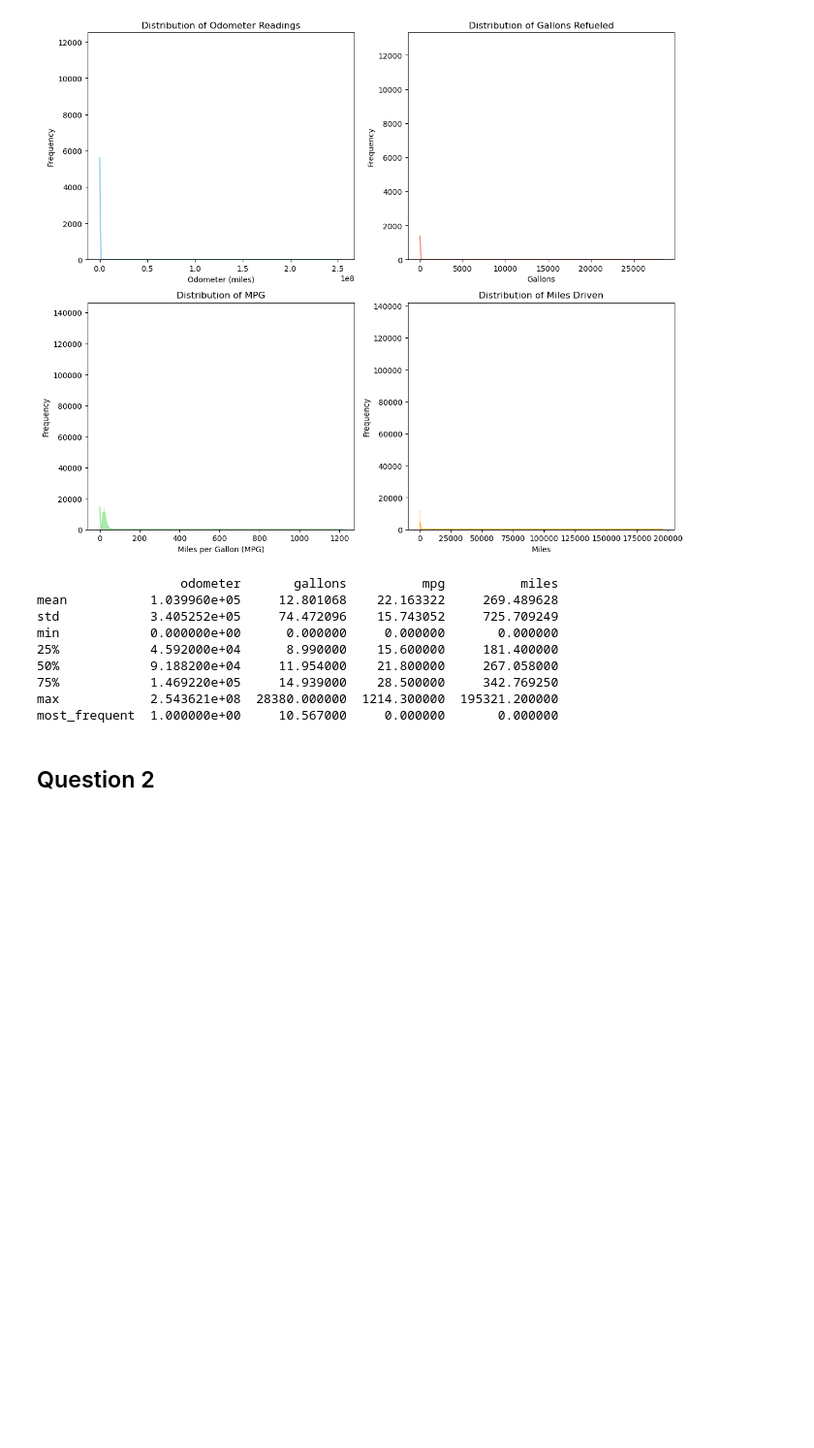
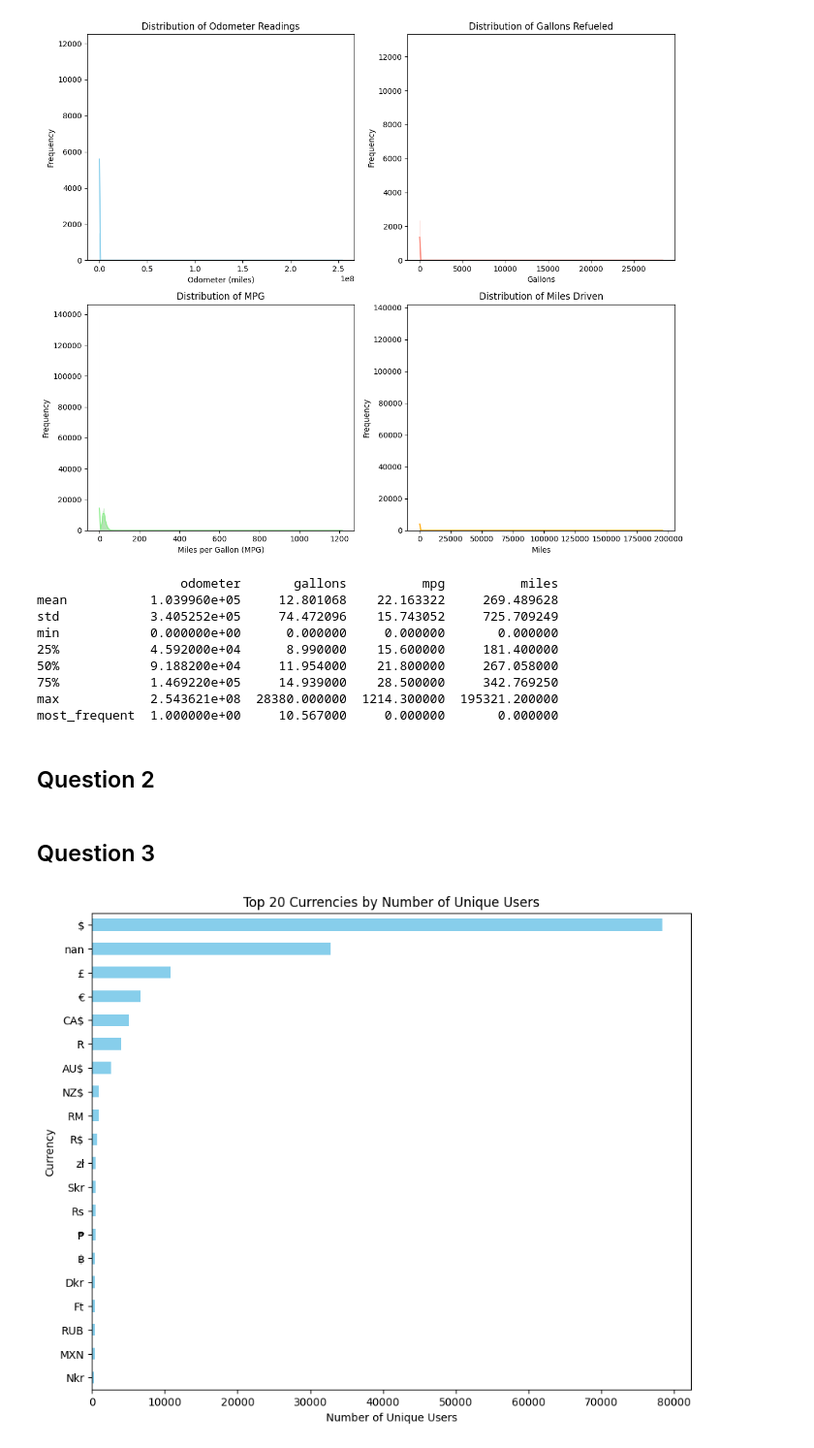
Before and after one commit to TumiJourdan/IDVE-Assignments, a Jupyter notebook: Assignment 1/main.ipynb, the cells around one changed output. Shown at 97% size. Cells and saved outputs as stored; diff of their text form; code cells hidden in the pictures; blank space fills up the shorter version.

```diff
--- a/Assignment 1/main.ipynb
+++ b/Assignment 1/main.ipynb
@@ -338,10 +341,44 @@ df['cost_per_gallon_float'] = df['cost_per_gallon_float'].apply(lambda x: to_flo
 #2.3 car make, model, year, user id
 def get_user_info(url):
     pattern = r'https://www\.somewebsite\.com/([^/]+)/([^/]+)/(\d+)/(\d+)'
-    match = re.match(pattern, url.strip()).groups()
-    return match[0], match[1], match[2], match[3]
+    match = re.match(pattern, url.strip())
+    if match:
+        return match.group(1), match.group(2), match.group(3), match.group(4)
+    return None, None, None, None
 
-df['car_make'] = df['user_url'].apply(lambda row: get_user_info(row)[0])
-df['model'] = df['user_url'].apply(lambda row: get_user_info(row)[1])
-df['year'] = df['user_url'].apply(lambda row: get_user_info(row)[2])
-df['user_id'] = df['user_url'].apply(lambda row: get_user_info(row)[3])
+df[['car_make', 'model', 'year', 'user_id']] = pd.DataFrame(df['user_url'].apply(get_user_info).tolist(), index=df.index)
+
+#df['car_make'] = df['user_url'].apply(lambda row: get_user_info(row)[0])
+#df['model'] = df['user_url'].apply(lambda row: get_user_info(row)[1])
+#df['year'] = df['user_url'].apply(lambda row: get_user_info(row)[2])
+#df['user_id'] = df['user_url'].apply(lambda row: get_user_info(row)[3])
+# %% [markdown]
+## Question 3
+# %%
+#3.1
+# Step 1: Define a function to extract the currency symbol
+def extract_currency(entry):
+    match = re.match(r'[^0-9.,]+', str(entry))
+    return match.group(0) if match else None
+
+# Step 2: Apply the function to the 'total_spent' column to create a 'currency' column
+df['currency'] = df['total_spent'].apply(extract_currency)
+
+# Step 3: Group by 'currency' and count unique 'user_id's
+unique_users_per_currency = df.groupby('currency')['user_id'].nunique()
+
+# Step 4: Sort the Series by the number of unique users in descending order
+unique_users_per_currency = unique_users_per_currency.sort_values(ascending=False)
+
+# Step 5: Limit the number of currencies to top 20 for display
+top_currencies = unique_users_per_currency.head(20)
+
+# Step 6: Plot the results as a horizontal bar plot
+top_currencies.plot(kind='barh', figsize=(10, 8), color='skyblue')
+plt.title('Top 20 Currencies by Number of Unique Users')
+plt.xlabel('Number of Unique Users')
+plt.ylabel('Currency')
+plt.gca().invert_yaxis()  # Invert y-axis to have the highest values at the top
+plt.show()
+# %% [output]
+[figure, added]
```
Also changed, not shown: parts of 6 cells of this notebook.
